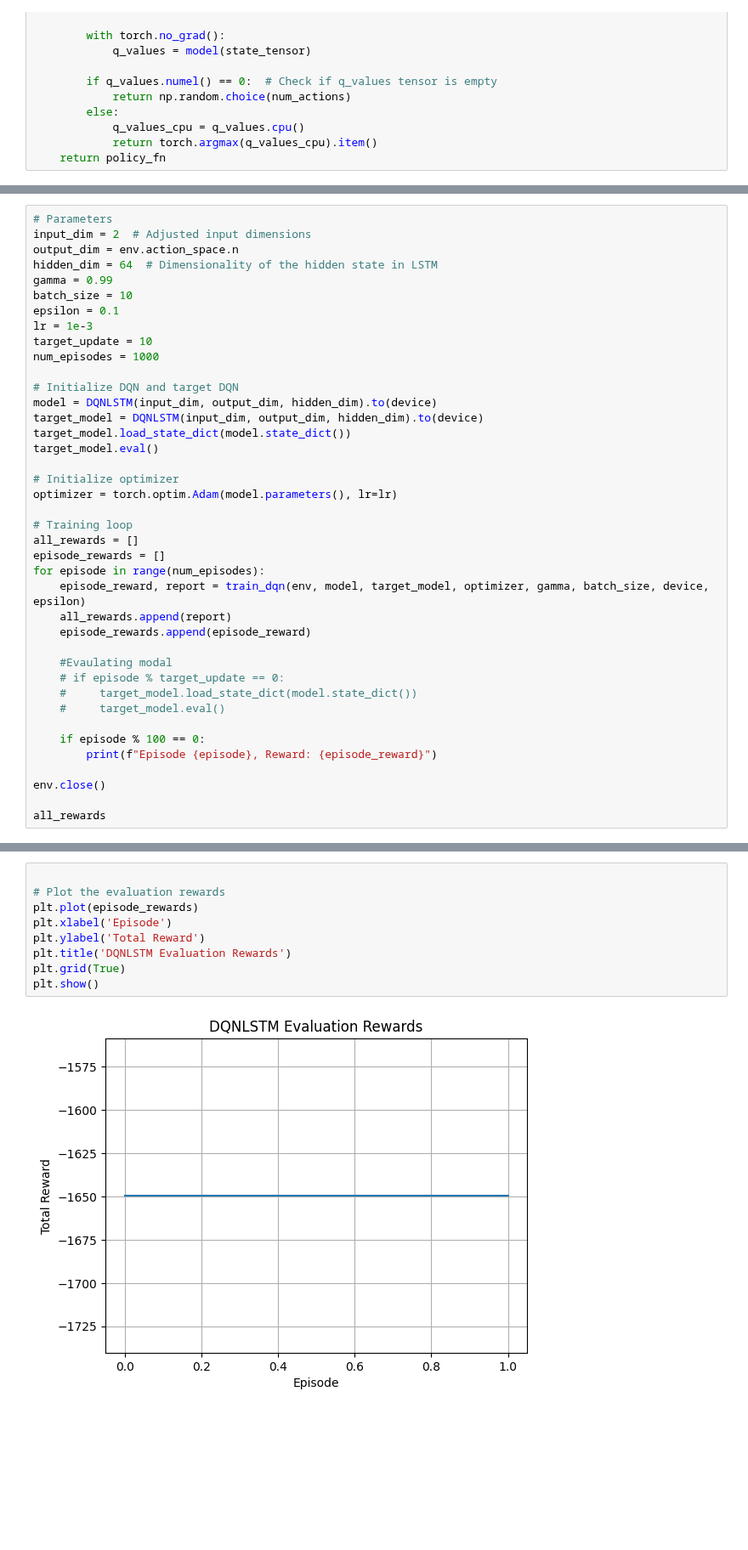
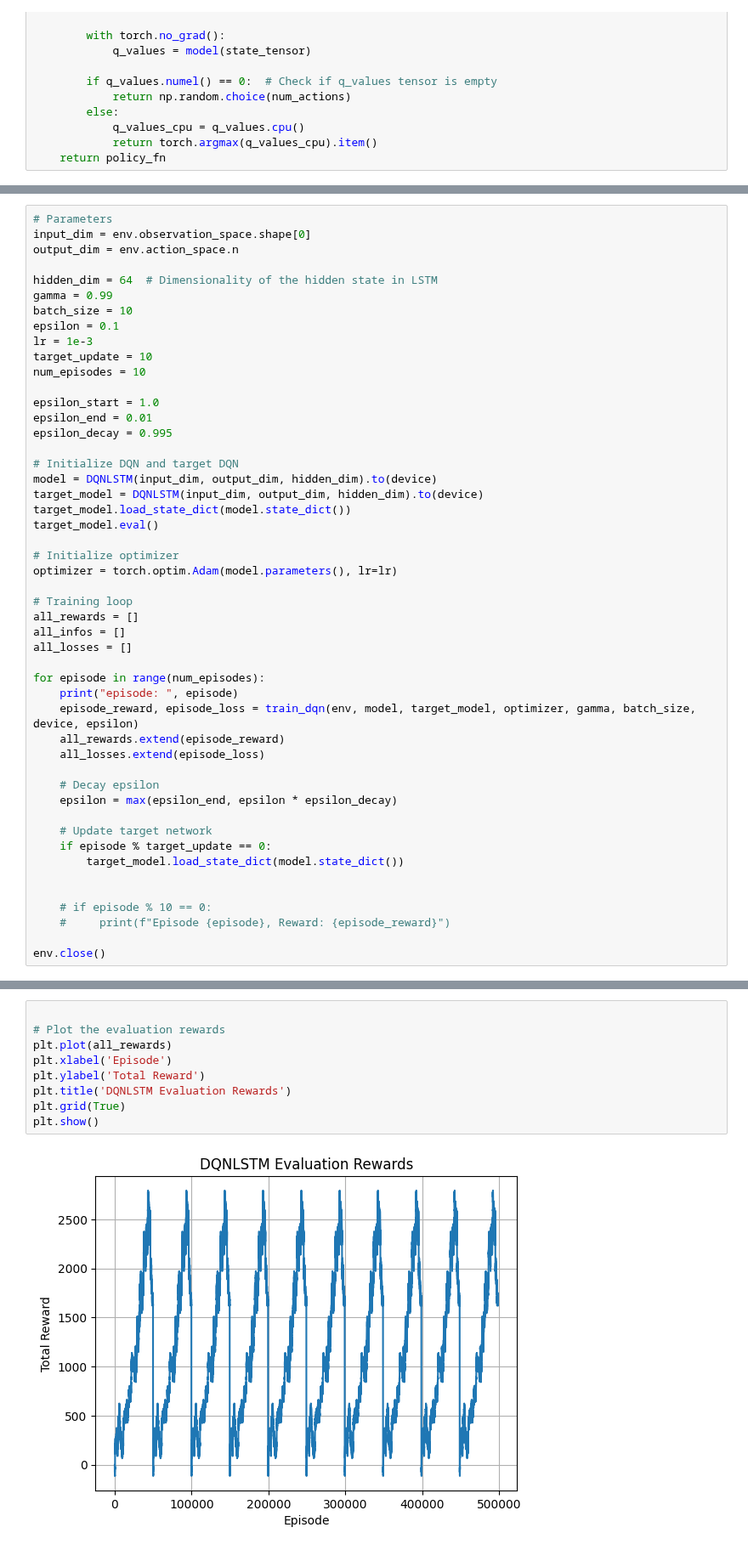
Before and after one commit to Suraj6E/EURUSD-DQN-LSTM, a Jupyter notebook: DQN-LSTM.ipynb, the cells around one changed output, grey strips where cells are left out. Shown at 85% size. Drawn from its saved outputs; the diff is of its cells as text; blank space fills up the shorter version.

Commit message:
rewards

```diff
--- a/DQN-LSTM.ipynb
+++ b/DQN-LSTM.ipynb
@@ -390,14 +407,19 @@ def train_dqn(env, model, target_model, optimizer, gamma, batch_size, device, ep
 # %%
 # Parameters
-input_dim = 2  # Adjusted input dimensions
+input_dim = env.observation_space.shape[0]
 output_dim = env.action_space.n
+
 hidden_dim = 64  # Dimensionality of the hidden state in LSTM
 gamma = 0.99
 batch_size = 10
 epsilon = 0.1
 lr = 1e-3
 target_update = 10
-num_episodes = 1000
+num_episodes = 10
+
+epsilon_start = 1.0
+epsilon_end = 0.01
+epsilon_decay = 0.995
 
 # Initialize DQN and target DQN
 model = DQNLSTM(input_dim, output_dim, hidden_dim).to(device)
@@ -410,20 +432,24 @@ optimizer = torch.optim.Adam(model.parameters(), lr=lr)
 
 # Training loop
 all_rewards = []
-episode_rewards = []
+all_infos = []
+all_losses = []
+
 for episode in range(num_episodes):
-    episode_reward, report = train_dqn(env, model, target_model, optimizer, gamma, batch_size, device, epsilon)
-    all_rewards.append(report)
-    episode_rewards.append(episode_reward)
+    print("episode: ", episode)
+    episode_reward, episode_loss = train_dqn(env, model, target_model, optimizer, gamma, batch_size, device, epsilon)
+    all_rewards.extend(episode_reward)
+    all_losses.extend(episode_loss)
 
-    #Evaulating modal
-    # if episode % target_update == 0:
-    #     target_model.load_state_dict(model.state_dict())
-    #     target_model.eval()
+    # Decay epsilon
+    epsilon = max(epsilon_end, epsilon * epsilon_decay)
 
-    if episode % 100 == 0:
-        print(f"Episode {episode}, Reward: {episode_reward}")
+    # Update target network
+    if episode % target_update == 0:
+        target_model.load_state_dict(model.state_dict())
+
+
+    # if episode % 10 == 0:
+    #     print(f"Episode {episode}, Reward: {episode_reward}")
 
 env.close()
-
-all_rewards
@@ -430,11 +467,11 @@ all_rewards
 # %%
 
 # Plot the evaluation rewards
-plt.plot(episode_rewards)
+plt.plot(all_rewards)
 plt.xlabel('Episode')
 plt.ylabel('Total Reward')
 plt.title('DQNLSTM Evaluation Rewards')
 plt.grid(True)
 plt.show()
 # %% [output]
-[figure, old version]
+[figure, new version]
```
Also changed, not shown: parts of 5 cells of this notebook, 1 other file.
